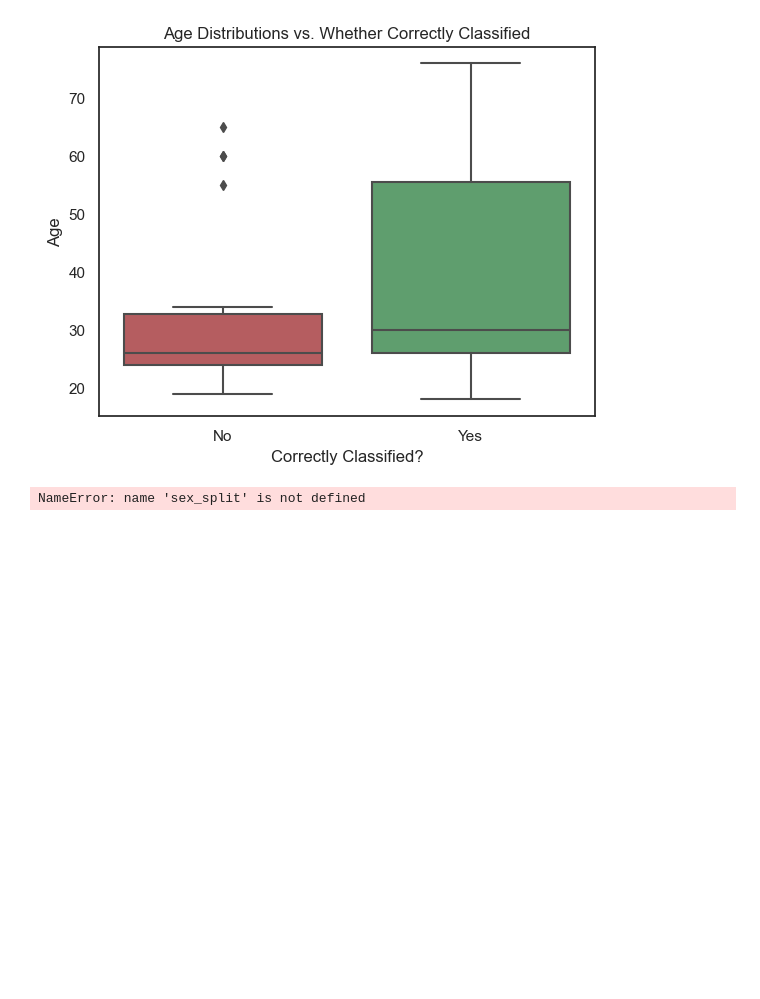
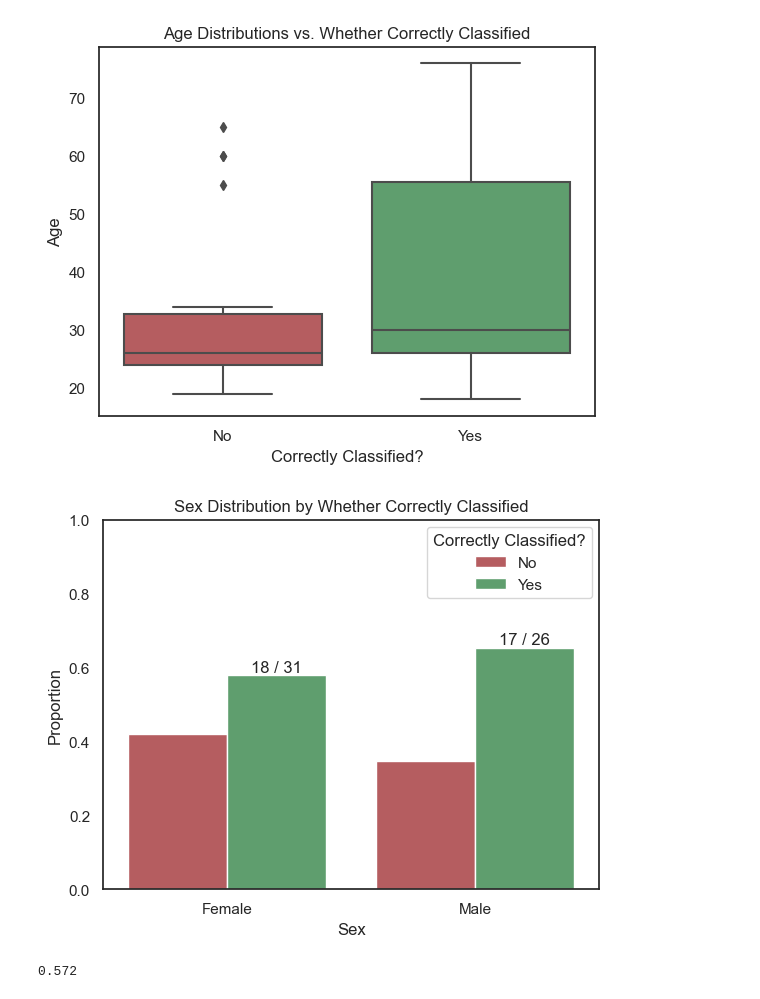
Before and after one commit to duncan-ross/cv-fall-risk-predictions, a Jupyter notebook: src/posthoc-analysis.ipynb, the cells around one changed output. Cells and saved outputs as stored; diff of their text form; code cells hidden in the pictures; blank space fills up the shorter version.

Commit message:
significance test

```diff
--- a/src/posthoc-analysis.ipynb
+++ b/src/posthoc-analysis.ipynb
@@ -105,17 +106,41 @@ plt.savefig("../visuals/age-plot.png", dpi=300, bbox_inches="tight")
 plt.show()
 # %% [output]
 [figure]
+# %%
+sex_split = merged_results.value_counts(["Sex", "Correctly Classified?"])\
+    .reset_index().rename(columns={0: "N"})
+sex_split.Sex = sex_split.Sex.map({1: "Female", 0: "Male"})
+sex_split.loc[sex_split.Sex == "Female", "N"] = (
+    sex_split.loc[sex_split.Sex == "Female", "N"] /
+    sex_split.loc[sex_split.Sex == "Female", "N"].sum()
+)
+sex_split.loc[sex_split.Sex == "Male", "N"] = (
+    sex_split.loc[sex_split.Sex == "Male", "N"] /
+    sex_split.loc[sex_split.Sex == "Male", "N"].sum()
+)
 # %%
 # Sex Plot
-sns.barplot(sex_split, x="Sex", y="N", hue="Correctly Classified?", hue_order=["No", "Yes"])
+sns.barplot(sex_split, x="Sex", y="N",
+            hue="Correctly Classified?", hue_order=["No", "Yes"])
 plt.ylim(0, 1)
 plt.xlabel("Sex")
-plt.ylabel("Frequency")
+plt.ylabel("Proportion")
 plt.title("Sex Distribution by Whether Correctly Classified")
+plt.text(x=0.2, y=0.6, s="18 / 31", ha="center", va="center")
+plt.text(x=1.2, y=0.675, s="17 / 26", ha="center", va="center")
 plt.savefig("../visuals/sex-plot.png", dpi=300, bbox_inches="tight")
 plt.show()
 # %% [output]
-NameError: name 'sex_split' is not defined
+[figure, added]
+# %%
+# Follow up test for significance
+successes = merged_results[merged_results["Correctly Classified?"] == "Yes"]\
+    .value_counts("Sex").sort_index().to_numpy()
+n_obs = merged_results.value_counts("Sex").sort_index().to_numpy()
+z_stat, p_val = proportions_ztest(successes, n_obs, 0)
+print("{0:0.3f}".format(p_val))
+# %% [output]
+0.572
 # %%
 # Health Plot
 sns.countplot(merged_results, x="Global03", hue="Correctly Classified?")
```
Also changed, not shown: parts of 3 cells of this notebook, 1 other file.
